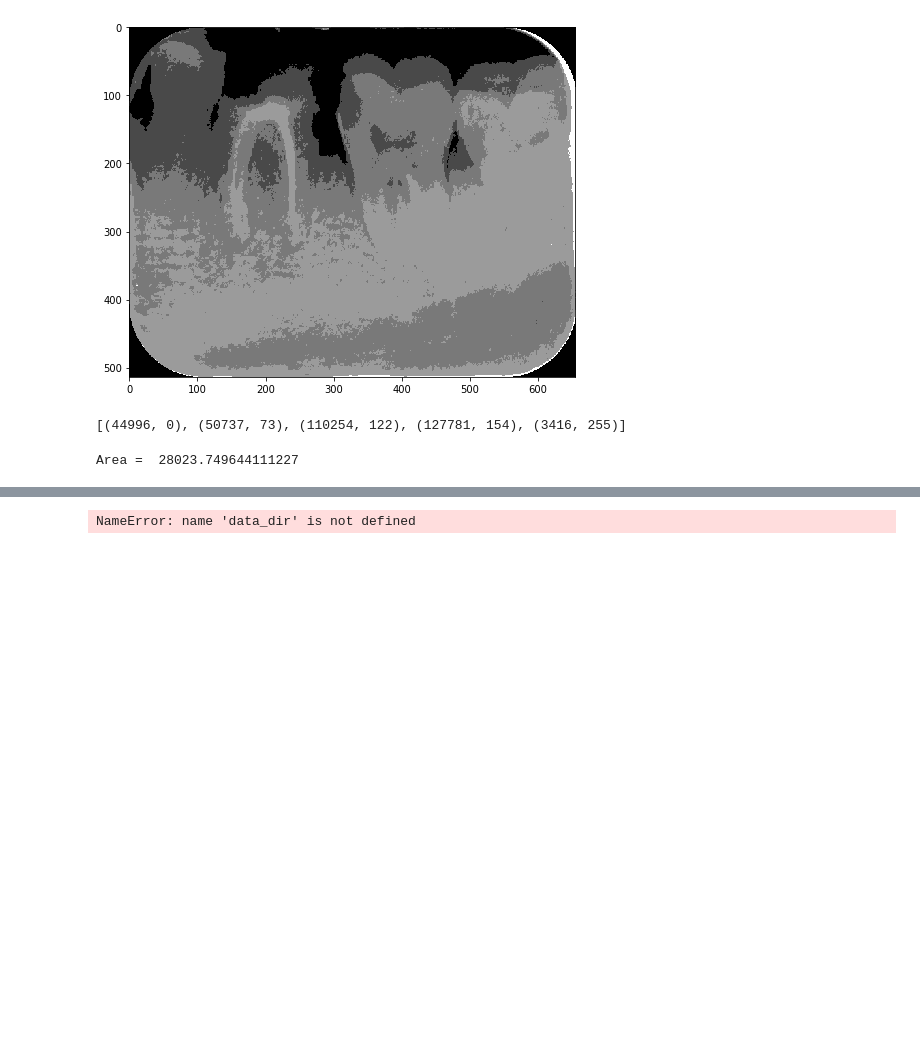
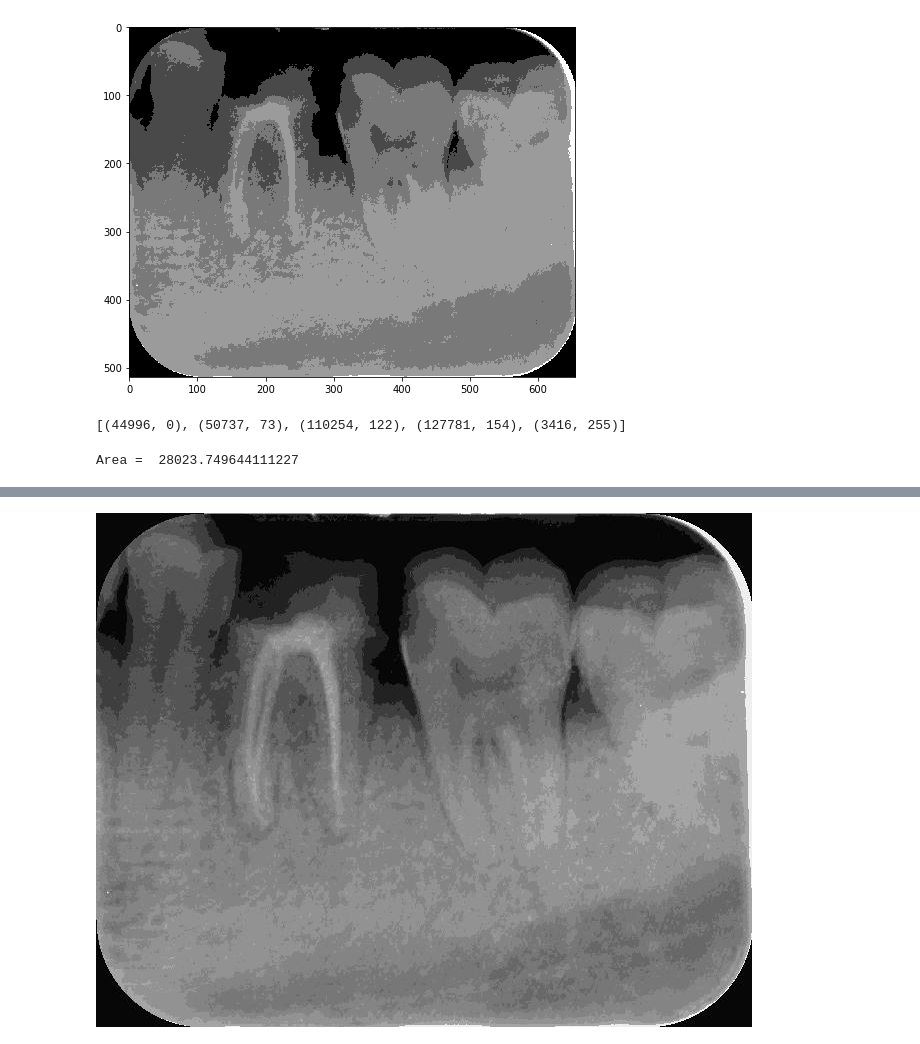
Before and after one commit to qfaizan401/Project-Dentistry, a Jupyter notebook: project/Model-Classification.ipynb, the cells around one changed output, grey strips where cells are left out. Drawn from its saved outputs; the diff is of its cells as text; code cells hidden in the pictures; blank space fills up the shorter version.

```diff
--- a/project/Model-Classification.ipynb
+++ b/project/Model-Classification.ipynb
@@ -226,5 +215,0 @@ ValueError: unknown url type: 'Data/0-Cavity'
-# %%
-roses = list(data_dir.glob('Data/0-Cavity/*'))
-PIL.Image.open(str(roses[10]))
-# %% [output]
-NameError: name 'data_dir' is not defined
@@ -231,3 +293,8 @@ NameError: name 'data_dir' is not defined
+# %%
+img = train_path
+PIL.Image.open(str(img))
+# %% [output]
+[figure, added]
 # %%
 def normalize(input_image, input_mask):
   input_image = tf.cast(input_image, tf.float32) / 255.0
```
Also changed, not shown: parts of 5 cells of this notebook.
